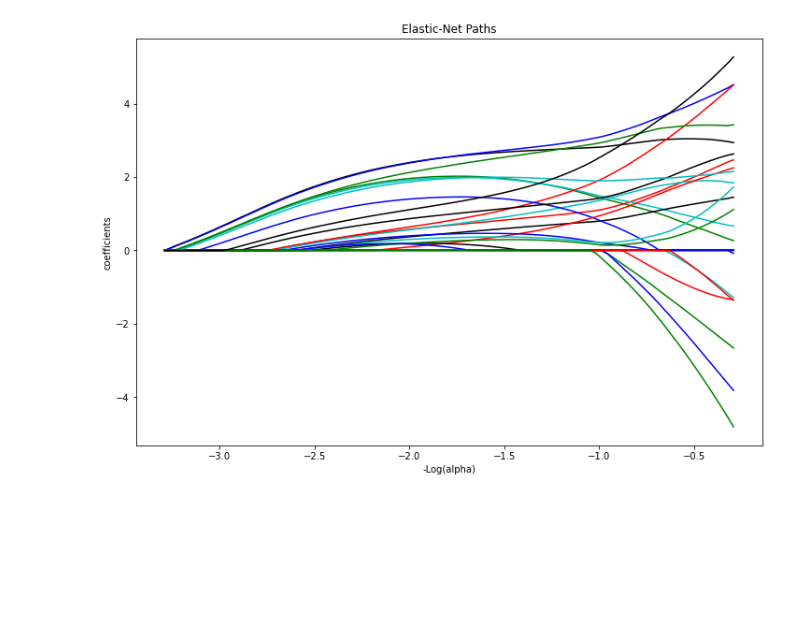
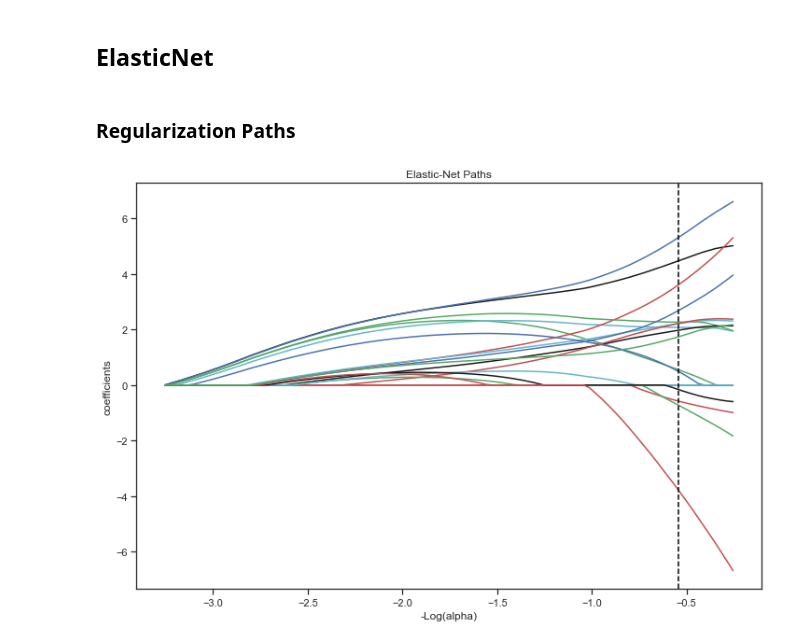
Before and after one commit to netiony/CHCO-Code, a Jupyter notebook: Petter Bjornstad/Renal Imaging/renal_imaging.ipynb, the cells around one changed output. Drawn from its saved outputs; the diff is of its cells as text; code cells hidden in the pictures; blank space fills up the shorter version.

Commit message:
Update renal_imaging.ipynb
pair plot and first elastic net

```diff
--- a/Petter Bjornstad/Renal Imaging/renal_imaging.ipynb
+++ b/Petter Bjornstad/Renal Imaging/renal_imaging.ipynb
@@ -20,6 +19,6 @@ from redcap import Project
 # %%
 # Import data
-df = pd.read_csv('/Users/timvigers/Downloads/177844RenalBloodFlow_DATA_2021-12-13_1220.csv')
+df = pd.read_csv('/Users/timvigers/Desktop/177844RenalBloodFlow_DATA_2021-12-14_1401.csv')
 # Predictors
 r_rbf_avg = df[['r_rbf_avg_sr','r_rbf_avg_sup_sr','r_rbf_avg_inf_sr','r_rbf_avg_3b_sr']].sum(axis=1)
 r_rbf_avg[r_rbf_avg == 0] = np.nan
@@ -55,6 +54,21 @@ calculated = {'r_rbf_avg':r_rbf_avg,'r_rbf_avg_vein':r_rbf_avg_vein,'l_rbf_avg':
              'eGFR_schwartz':eGFR_schwartz}
 calc_df = pd.concat(calculated,axis=1)
 # Add other columns
-final_df = pd.concat([df[['age','hr_mri_sr','hr_mri_rv_sr','hr_mri_la_sr','hr_mri_lv_sr',
+final_df = pd.concat([df[['record_id','hr_mri_sr','hr_mri_rv_sr','hr_mri_la_sr','hr_mri_lv_sr',
                          'a1_peak_flow_sr','a1_max_vel_sr','a1_avg_vol_sr','a2_peak_flow_sr','a2_max_vel_sr','a2_avg_flow_sr']],calc_df,
                df[['igfr','igfr_ab']]],axis=1)
+# Averages
+final_df['rbf_avg'] = final_df[['r_rbf_avg','l_rbf_avg']].mean(axis=1)
+final_df['rbf_avg_vein'] = final_df[['r_rbf_avg_vein','l_rbf_avg_vein']].mean(axis=1)
+final_df['rbf_peak'] = final_df[['r_rbf_peak','l_rbf_peak']].mean(axis=1)
+final_df['rbf_peak_vein'] = final_df[['r_rbf_peak_vein','l_rbf_peak_vein']].mean(axis=1)
+final_df['rbv_peak'] = final_df[['r_rbv_peak','l_rbv_peak']].mean(axis=1)
+final_df['rbv_peak_vein'] = final_df[['r_rbv_peak_vein','l_rbv_peak_vein']].mean(axis=1)
+final_df.drop(columns = ['r_rbf_avg','l_rbf_avg','r_rbf_avg_vein','l_rbf_avg_vein',
+                         'r_rbf_peak','l_rbf_peak','r_rbf_peak_vein','l_rbf_peak_vein',
+                         'r_rbv_peak','l_rbv_peak','r_rbv_peak_vein','l_rbv_peak_vein'],inplace=True)
+# List y and X variables
+outcomes = ['igfr','igfr_ab','eGFR_schwartz']
+pred = [c for c in final_df.columns if c not in outcomes]
+# Write cleaned data
+final_df.to_csv('/Volumes/PEDS/RI Biostatistics Core/Shared/Shared Projects/Laura/Peds Endo/Petter Bjornstad/Renal Imaging/Data_Clean/analysis_dataset.csv',index=False)
@@ -60,0 +77,3 @@ final_df = pd.concat([df[['age','hr_mri_sr','hr_mri_rv_sr','hr_mri_la_sr','hr_mr
+# %%
+sns.set_theme(style="ticks")
+sns.pairplot(final_df,y_vars=outcomes,x_vars=pred);
@@ -61,7 +82,7 @@ final_df = pd.concat([df[['age','hr_mri_sr','hr_mri_rv_sr','hr_mri_la_sr','hr_mr
+# %% [markdown]
+## ElasticNet
 # %%
 # Model matrices
-outcomes = ['igfr','igfr_ab']
-pred = [c for c in final_df.columns if c not in outcomes]
 y,X = dmatrices('igfr~'+'+'.join(pred),data=final_df,return_type="dataframe")
 # Scale X
 X.iloc[:,1:] = X.iloc[:,1:]/X.iloc[:,1:].std(0)
@@ -69,25 +90,27 @@ X.iloc[:,1:] = X.iloc[:,1:]/X.iloc[:,1:].std(0)
 y = np.array(y)
 X = np.array(X)
 # LOO CV
-loo = LeaveOneOut()
-regr = ElasticNetCV(cv=loo)
+regr = ElasticNetCV(cv=X.shape[0])
 # ElasticNet CV
 regr = regr.fit(X, y.ravel())
 # Re-fit with optimized params
 model = ElasticNet(alpha=regr.alpha_, l1_ratio=regr.l1_ratio_)
 fit = model.fit(X, y.ravel())
+# %% [markdown]
+### Regularization Paths
 # %%
 alphas_enet, coefs_enet, _ = fit.path(X,y)
 # Plot
 plt.rcParams['figure.figsize'] = [12, 8]
 plt.figure(1)
 colors = cycle(["b", "r", "g", "c", "k"])
 neg_log_alphas_enet = -np.log10(alphas_enet)
 for coef_e, c in zip(coefs_enet[0], colors):
     l2 = plt.plot(neg_log_alphas_enet, coef_e, c=c)
+plt.axvline(x = -np.log10(fit.alpha),color = 'black',linestyle = '--',label = 'alpha')
 plt.xlabel("-Log(alpha)")
 plt.ylabel("coefficients")
 plt.title("Elastic-Net Paths")
 plt.axis("tight");
 # %% [output]
-[figure, old version]
+[figure, new version]
```
Also changed, not shown: parts of 11 cells of this notebook.
